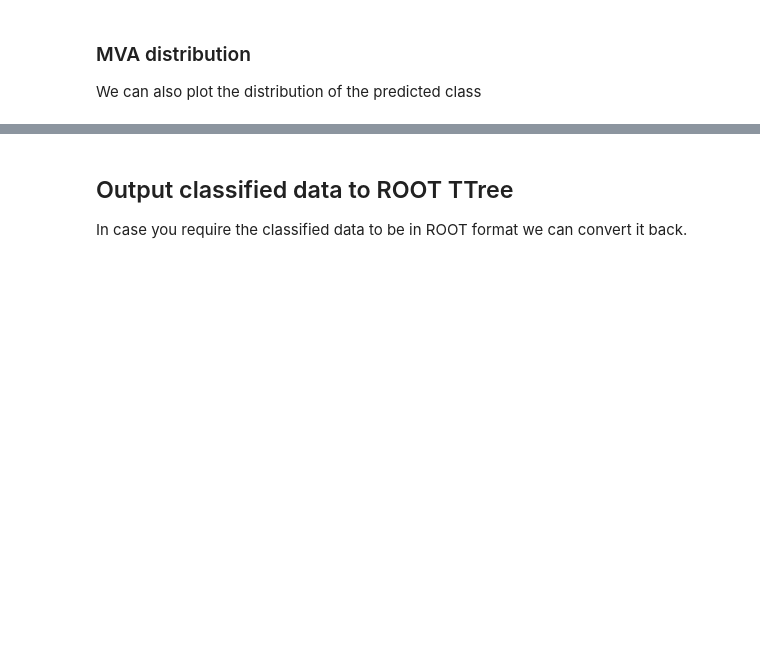
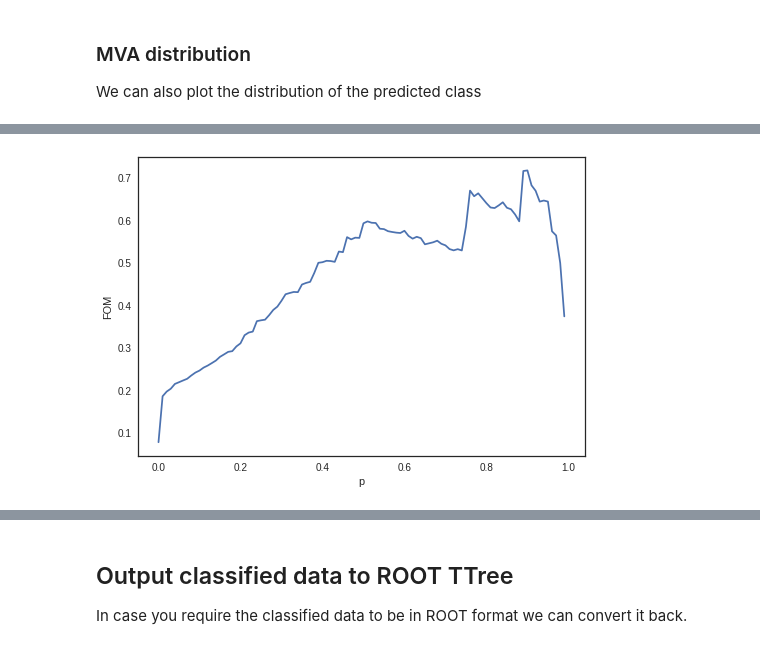
Before and after one commit to SrGonao/estagio, a Jupyter notebook: ML/classifiers/nn/0_NN_Ensemble_Classifier-Copy1.ipynb, the cells around one changed output, grey strips where cells are left out. Saved outputs shown, nothing was run; the diff lists cells and outputs as text; code cells hidden in the pictures; blank space fills up the shorter version.

```diff
--- a/ML/classifiers/nn/0_NN_Ensemble_Classifier-Copy1.ipynb
+++ b/ML/classifiers/nn/0_NN_Ensemble_Classifier-Copy1.ipynb
@@ -153,0 +139,2 @@ Samples contains 403 signal events and 168053 background events
+# %%
+masses = [500]
@@ -200,6 +195,17 @@ bkgDev = (devData.gen_target == 0)
 sigVal = (valData.gen_target == 1) & (valData.gen_mctMatch == 1)
 bkgVal = (valData.gen_target == 0)
 
+sigDevMass, sigValMass = {}, {}
+bkgDevType, bkgValType = {}, {}
+for mass in masses:
+    sigDevMass[str(mass)] = devData.gen_label == str(mass)
+    sigValMass[str(mass)] = valData.gen_label == str(mass)
+
+for back in backgrounds:
+    bkgDevType[back] = devData.gen_label == back
+    bkgValType[back] = valData.gen_label == back
+
+
 print("{} events for training, {} events for validation".format(len(devData), len(valData)))
 print("Dev: {} of which are signal and {} are background".format(len(devData[sigDev]), len(devData[bkgDev])))
 print("Val: {} of which are signal and {} are background".format(len(valData[sigVal]), len(valData[bkgVal])))
@@ -504,0 +516,24 @@ plt.show()
+# %%
+def FOMAfterCut(p):
+    cutSignal, cutBackground = [], []
+    for mass in masses:
+        # divided by .2 because it is just test data
+        cutSignal.append(len(valData[sigValMass[str(mass)]][valData[sigValMass[str(mass)]]['pred_class'] > p])/.2)
+    for back in backgrounds:
+        cutBackground.append(len(valData[bkgValType[back]][valData[bkgValType[back]]['pred_class'] > p])/.2)
+
+    return calculateFOM(cutSignal, cutBackground, range(len(cutSignal)), range(len(cutBackground)),min)
+# %%
+x = np.linspace(0,.99,100)
+y = []
+for i in x:
+    #NOTE: since this is using only the test data this must be divided by sqrt(test_size)
+    y.append(FOMAfterCut(i))
+
+plt.xlabel('p')
+plt.ylabel('FOM')
+
+plt.plot(x, y)
+plt.show()
+# %% [output]
+[figure, added]
```
Also changed, not shown: parts of 22 cells of this notebook, 54 other files.
